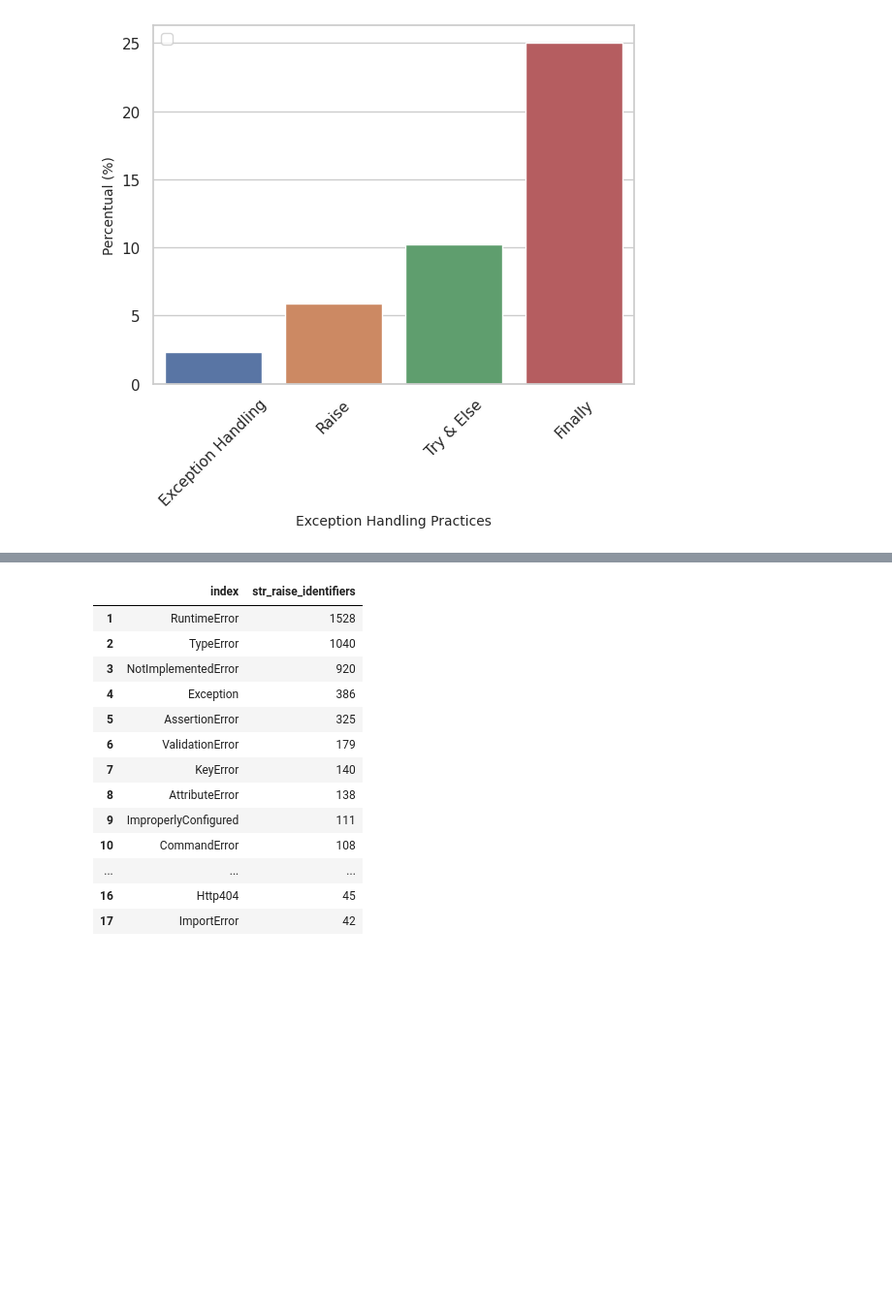
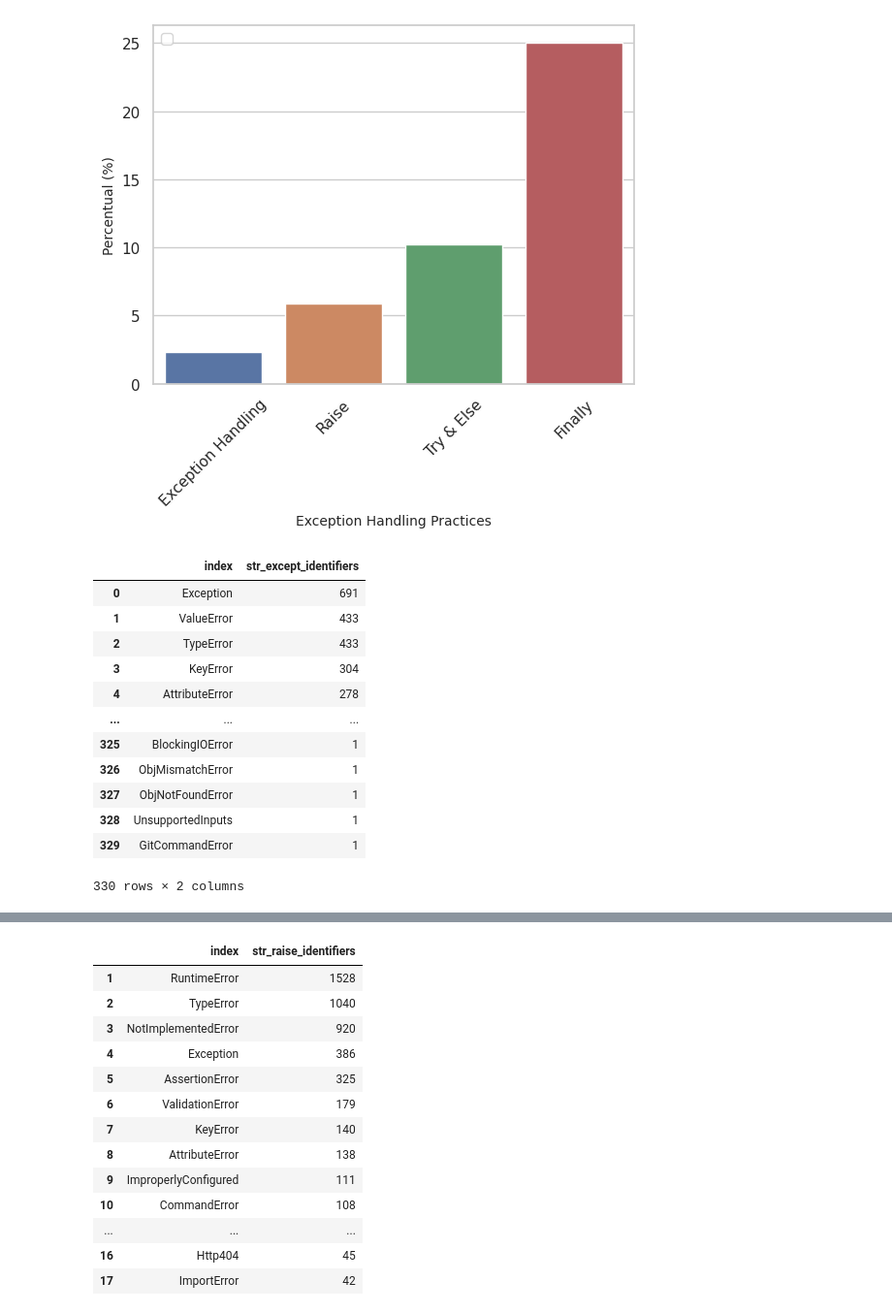
Before and after one commit to r4phael/exception-miner-multi, a Jupyter notebook: notebooks/eh_py_analysis.ipynb, the cells around one changed output, grey strips where cells are left out. Shown at 97% size. Cells and saved outputs as stored; diff of their text form; code cells hidden in the pictures; blank space fills up the shorter version.

```diff
--- a/notebooks/eh_py_analysis.ipynb
+++ b/notebooks/eh_py_analysis.ipynb
@@ -341,4 +384,20 @@ Text(0.5, 1.0, '')
 [figure]
 # %%
 df_except_types = df.str_except_identifiers.str.split(" ").explode().value_counts().reset_index()
+# %%
+df_except_types
+# %% [output]
+|  | index | str_except_identifiers |
+| 0 | Exception | 691 |
+| 1 | ValueError | 433 |
+| 2 | TypeError | 433 |
+| 3 | KeyError | 304 |
+| 4 | AttributeError | 278 |
+| ... | ... | ... |
+| 325 | BlockingIOError | 1 |
+| 326 | ObjMismatchError | 1 |
+| 327 | ObjNotFoundError | 1 |
+| 328 | UnsupportedInputs | 1 |
+| 329 | GitCommandError | 1 |
+330 rows × 2 columns
 # %%
```
Also changed, not shown: parts of 14 cells of this notebook, 3 other files.
